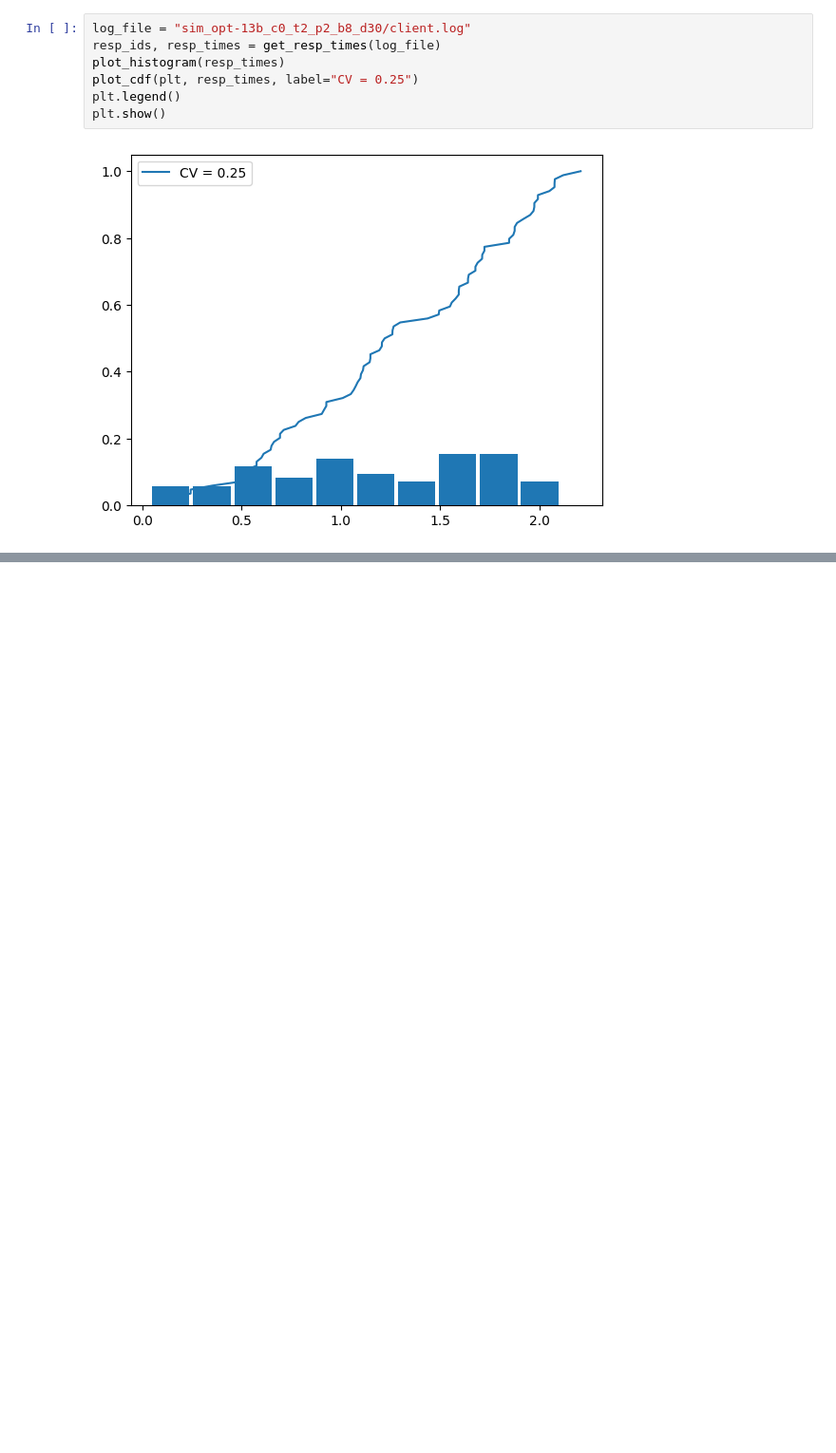
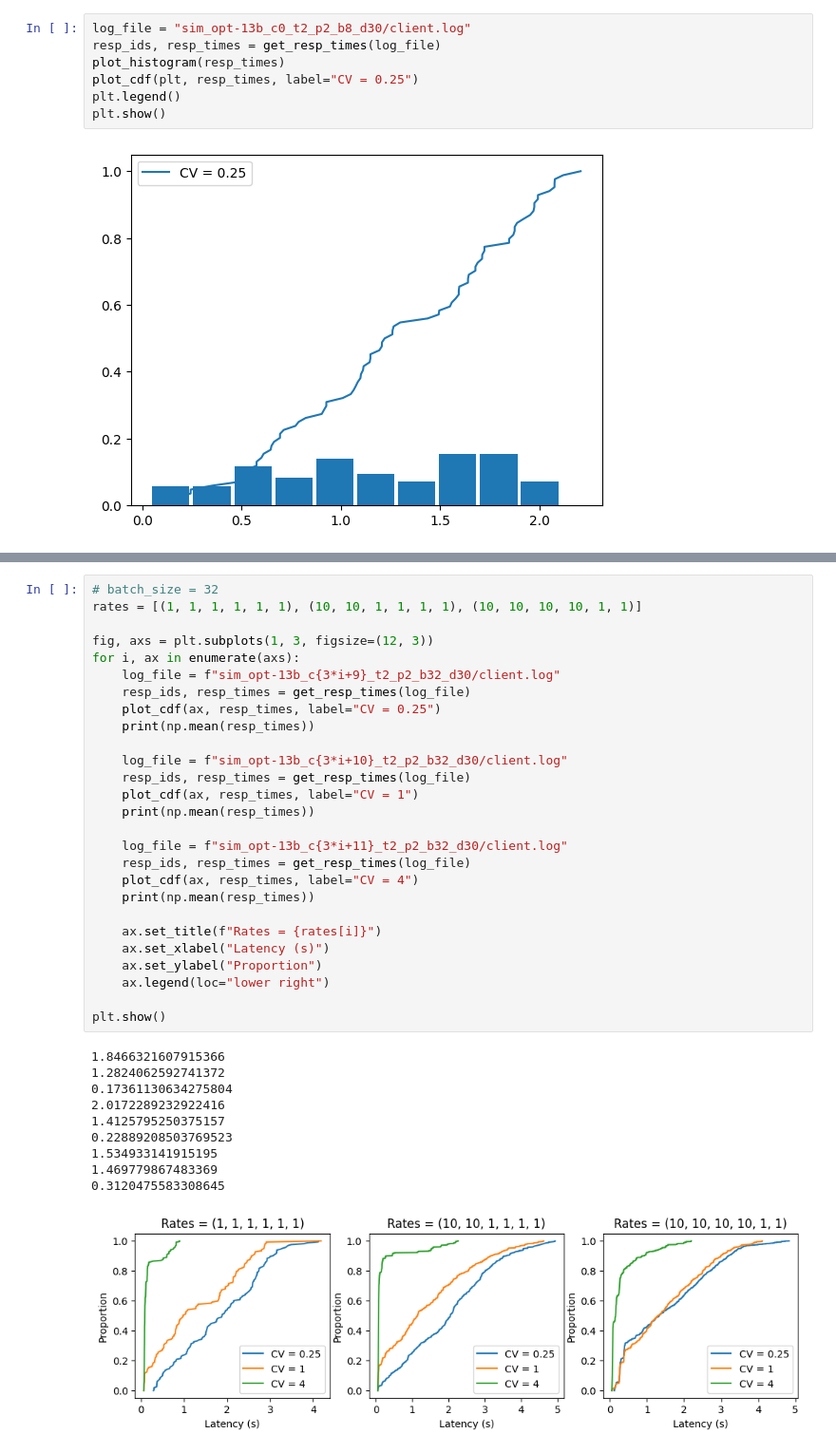
Before and after one commit to dlzou/computron, a Jupyter notebook: experiments/results.ipynb, the cells around one changed output, grey strips where cells are left out. Shown: that part at 95% size. Drawn from its saved outputs; the diff is of its cells as text; blank space fills up the shorter version.

```diff
--- a/experiments/results.ipynb
+++ b/experiments/results.ipynb
@@ -281,3 +283,41 @@ plt.show()
 0.7163893842859886
 0.37400690697279
 [figure]
+# %%
+# batch_size = 32
+rates = [(1, 1, 1, 1, 1, 1), (10, 10, 1, 1, 1, 1), (10, 10, 10, 10, 1, 1)]
+
+fig, axs = plt.subplots(1, 3, figsize=(12, 3))
+for i, ax in enumerate(axs):
+    log_file = f"sim_opt-13b_c{3*i+9}_t2_p2_b32_d30/client.log"
+    resp_ids, resp_times = get_resp_times(log_file)
+    plot_cdf(ax, resp_times, label="CV = 0.25")
+    print(np.mean(resp_times))
+
+    log_file = f"sim_opt-13b_c{3*i+10}_t2_p2_b32_d30/client.log"
+    resp_ids, resp_times = get_resp_times(log_file)
+    plot_cdf(ax, resp_times, label="CV = 1")
+    print(np.mean(resp_times))
+
+    log_file = f"sim_opt-13b_c{3*i+11}_t2_p2_b32_d30/client.log"
+    resp_ids, resp_times = get_resp_times(log_file)
+    plot_cdf(ax, resp_times, label="CV = 4")
+    print(np.mean(resp_times))
+
+    ax.set_title(f"Rates = {rates[i]}")
+    ax.set_xlabel("Latency (s)")
+    ax.set_ylabel("Proportion")
+    ax.legend(loc="lower right")
+
+plt.show()
+# %% [output]
+1.8466321607915366
+1.2824062592741372
+0.17361130634275804
+2.0172289232922416
+1.4125795250375157
+0.22889208503769523
+1.534933141915195
+1.469779867483369
+0.3120475583308645
+[figure, added]
```
Also changed, not shown: parts of 1 cell of this notebook, 2 other files.
